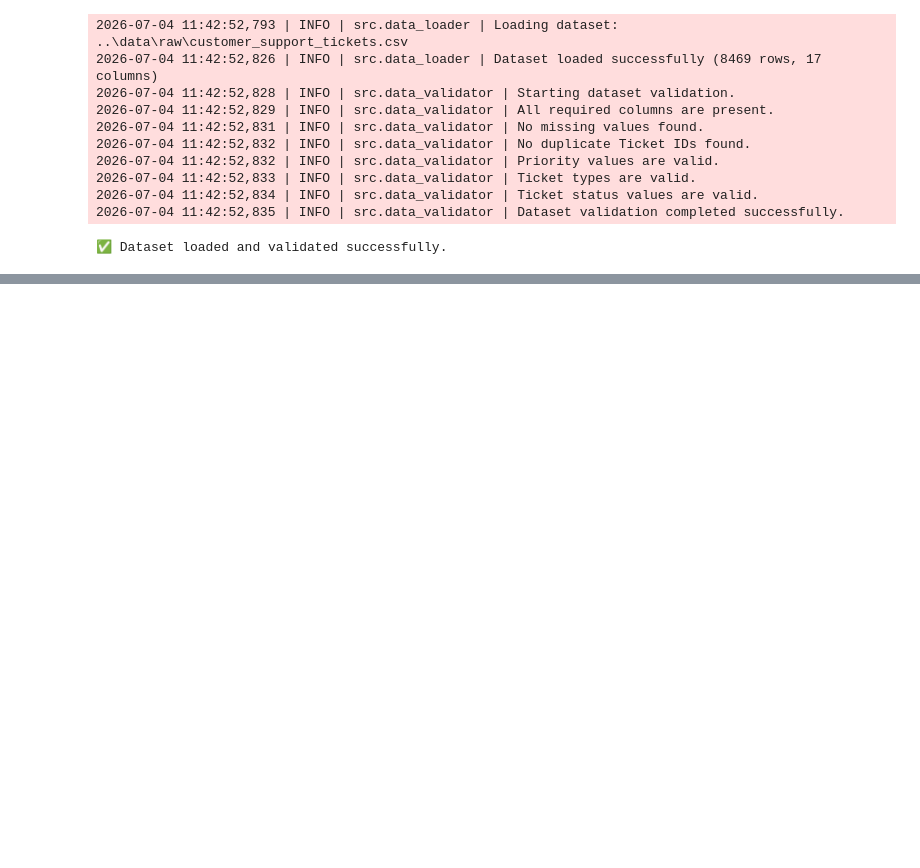
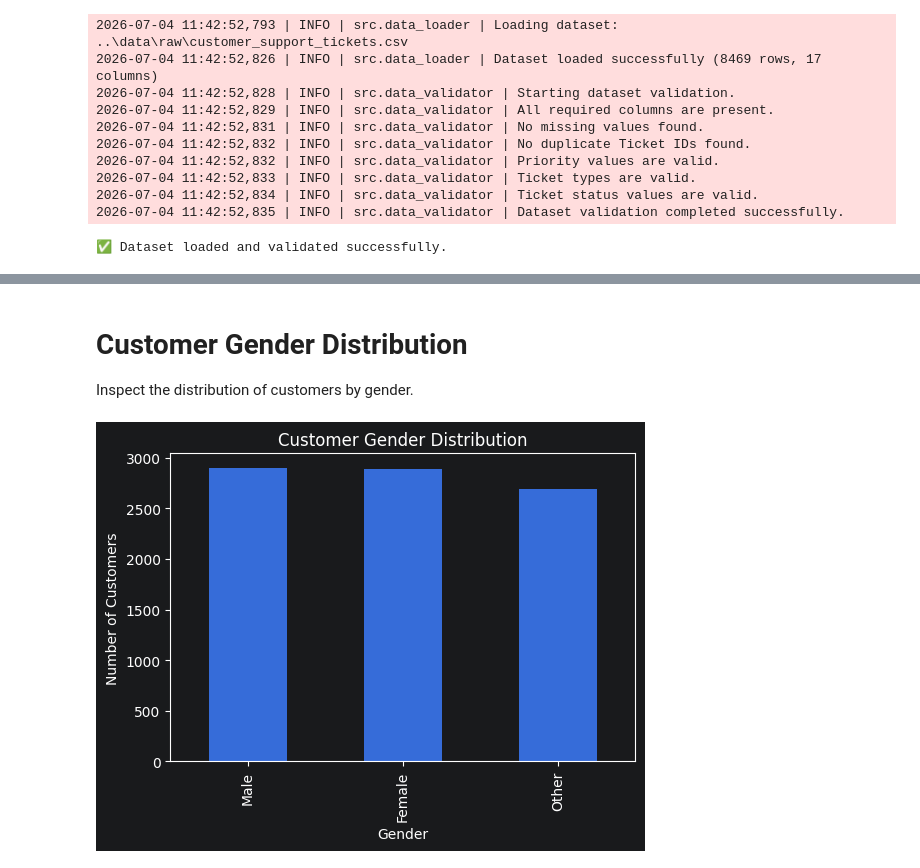
Before and after one commit to ADI-2707/QResolve, a Jupyter notebook: notebook/01_eda.ipynb, the cells around one changed output, grey strips where cells are left out. Drawn from its saved outputs; the diff is of its cells as text; code cells hidden in the pictures; blank space fills up the shorter version.

```diff
--- a/notebook/01_eda.ipynb
+++ b/notebook/01_eda.ipynb
@@ -118,0 +228,17 @@ print("✅ Dataset loaded and validated successfully.")
+# %% [markdown]
+# Customer Gender Distribution
+
+Inspect the distribution of customers by gender.
+# %%
+gender_counts = df["Customer Gender"].value_counts()
+
+plt.figure(figsize=(6,4))
+gender_counts.plot(kind="bar")
+
+plt.title("Customer Gender Distribution")
+plt.xlabel("Gender")
+plt.ylabel("Number of Customers")
+
+plt.show()
+# %% [output]
+[figure, added]
```
Also changed, not shown: parts of 48 cells of this notebook, 1 other file.
